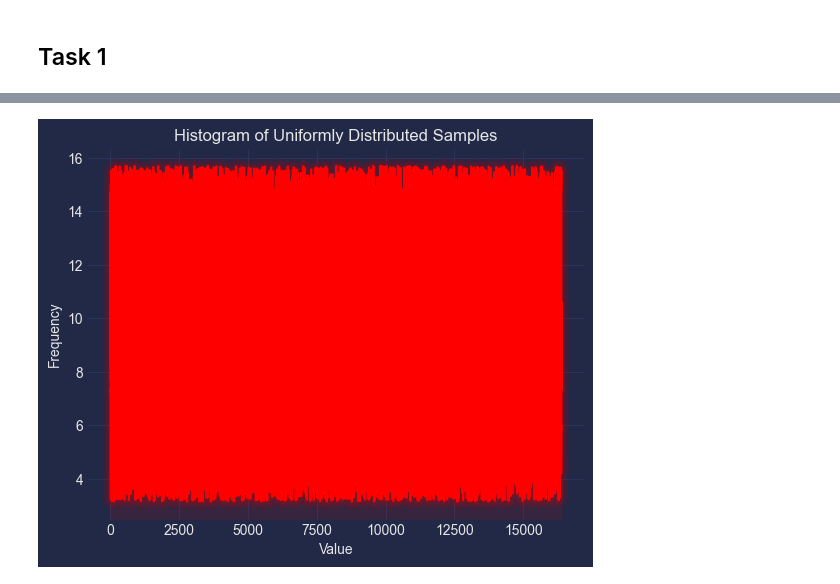
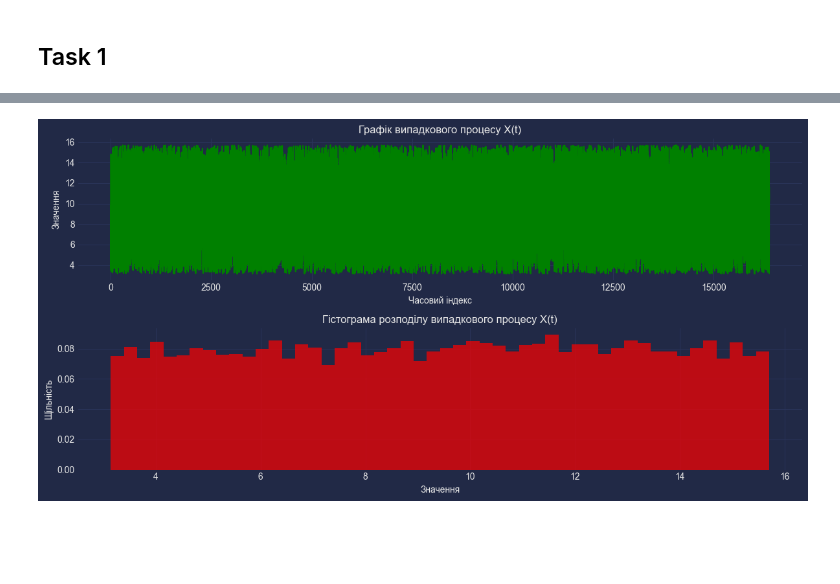
Before and after one commit to VAlduinV/KPI_tasks, a Jupyter notebook: RadioPhysics/Task_1/Task_1.ipynb, the cells around one changed output, grey strips where cells are left out. Drawn from its saved outputs; the diff is of its cells as text; code cells hidden in the pictures; blank space fills up the shorter version.

```diff
--- a/RadioPhysics/Task_1/Task_1.ipynb
+++ b/RadioPhysics/Task_1/Task_1.ipynb
@@ -7,76 +7,43 @@
 # %%
 import numpy as np
 import matplotlib.pyplot as plt
-import logging
 import mplcyberpunk
 
-plt.style.use("cyberpunk")
+def generate_and_plot_random_process():
+    plt.style.use("cyberpunk")
 
-# Configure logging
-logging.basicConfig(level=logging.INFO)
+    a = np.pi
+    b = 5 * np.pi
+    N = 2**14
+    t = np.arange(1, N + 1)
 
-def generate_uniform_distribution(a, b, N):
-    return np.random.uniform(a, b, N)
-
-def calculate_statistics(samples):
-    mean = np.mean(samples)
-    variance = np.var(samples)
-    std_dev = np.std(samples)
-    skewness = ((np.mean((samples - mean) ** 3)) / std_dev**3)
-    kurtosis = ((np.mean((samples - mean) ** 4)) / std_dev**4) - 3
-    return mean, variance, std_dev, skewness, kurtosis
-
-def plot_histogram(samples):
-    plt.figure(1)
-    plt.hist(samples, bins=50, alpha=0.7, color='red')
-    plt.title('Histogram of Uniformly Distributed Samples (To use method of hist)')
-    plt.xlabel('Value')
-    plt.ylabel('Frequency')
-    plt.grid(True)
-    mplcyberpunk.add_glow_effects()
+    X_t = np.random.uniform(a, b, N)
+    print(f'Випадковий процес: {X_t}')
+    # Побудувати гістограму щільності розподілу
+    plt.hist(X_t, bins=50, density=True, alpha=0.7, color='red')
+    plt.title('Щільність розподілу випадкового процесу X(t)')
+    plt.xlabel('Значення')
+    plt.ylabel('Щільність')
     plt.show()
 
-    plt.figure(2)
-    plt.plot(samples, color='red')
-    plt.title('Histogram of Uniformly Distributed Samples')
-    plt.xlabel('Value')
-    plt.ylabel('Frequency')
-    plt.grid(True)
-    mplcyberpunk.add_glow_effects()
+    # Побудувати графік випадкового процесу та гістограму розподілу
+    plt.figure(figsize=(12, 6))
+
+    plt.subplot(2, 1, 1)
+    plt.plot(t, X_t, color='green')
+    plt.title('Графік випадкового процесу X(t)')
+    plt.xlabel('Часовий індекс')
+    plt.ylabel('Значення')
+
+    plt.subplot(2, 1, 2)
+    plt.hist(X_t, bins=50, density=True, alpha=0.7, color='red')
+    plt.title('Гістограма розподілу випадкового процесу X(t)')
+    plt.xlabel('Значення')
+    plt.ylabel('Щільність')
+
+    plt.tight_layout()
     plt.show()
 
-def plot_distribution(proc, inter):
-    plt.figure(3)
-    p, x, patches = plt.hist(proc, 100, inter, color='BLUE', density=True, alpha=0.5)
-    plt.grid(True)
-    plt.xlabel('x')
-    plt.ylabel('p')
-    plt.title('Distribution histogram')
-    mplcyberpunk.add_glow_effects()
-    plt.show()
-
-# Set the parameters for the uniform distribution
-# Parametrs: [np.pi, 7*np.pi]
-a = np.pi    # start of the interval (pi)
-b = 5 * np.pi # end of the interval (5*pi)
-N = 2**14    # number of samples
-
-# Generate the uniform distribution
-samples = generate_uniform_distribution(a, b, N)
-
-# Calculate and log the descriptive statistics
-mean, variance, std_dev, skewness, kurtosis = calculate_statistics(samples)
-logging.info(f"Mean: {mean}")
-logging.info(f"Variance: {variance}")
-logging.info(f"Standard Deviation: {std_dev}")
-logging.info(f"Skewness: {skewness}")
-logging.info(f"Kurtosis: {kurtosis}")
-
-# Plot the distribution
-inter = [a, b]  # You need to define inter before using it
-proc = inter[0] + np.random.rand(N)*(inter[1]-inter[0])   # You need to define proc before using it
-# Plot the histogram of the samples
-plot_histogram(samples)
-
-plot_distribution(proc, inter)
+# Викликати функцію
+generate_and_plot_random_process()
 # %% [output]
@@ -89 +53 @@ INFO:root:Kurtosis: -1.2046398596130599
-[figure, old version]
+[figure, new version]
```
Also changed, not shown: parts of 2 cells of this notebook, 2 other files.
